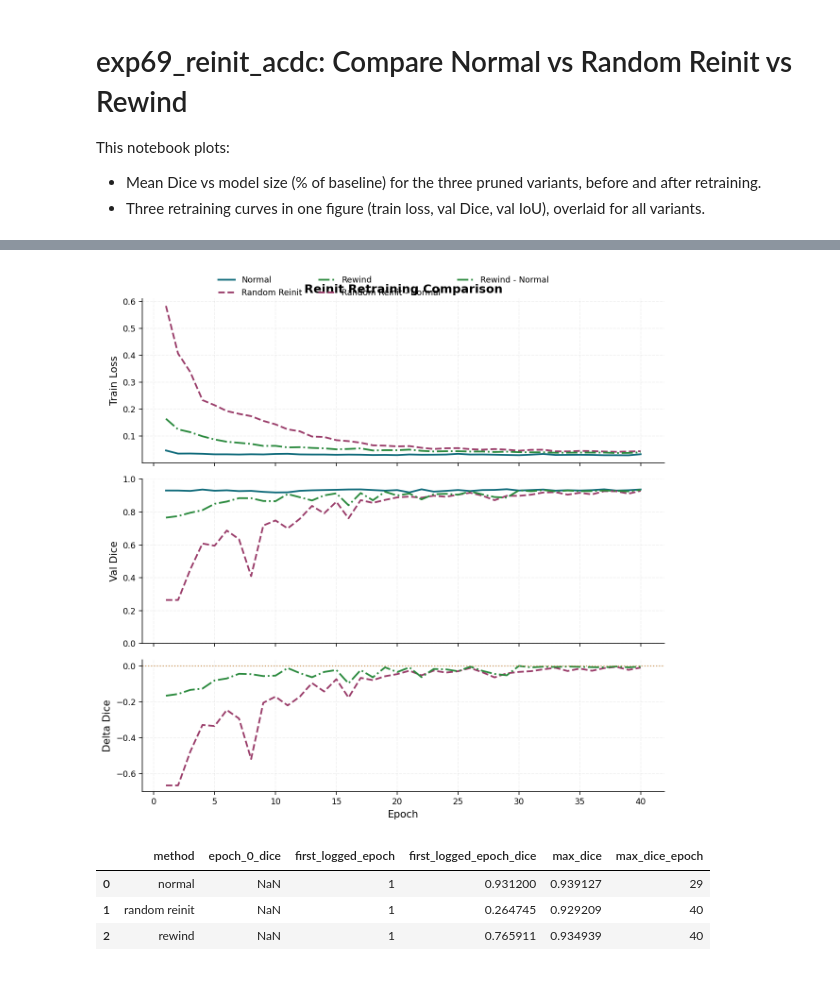
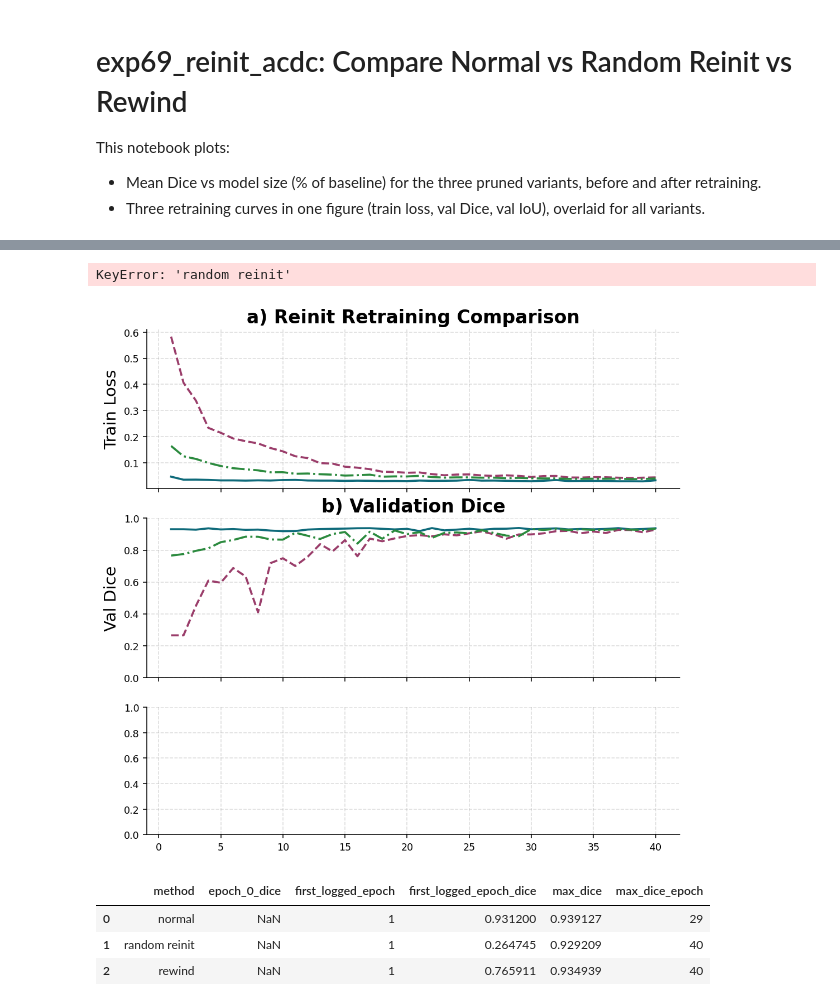
Before and after one commit to TijmenToxopeus/basic_UNet, a Jupyter notebook: src/notebooks/exp69_reinit_plots.ipynb, the cells around one changed output, grey strips where cells are left out. Drawn from its saved outputs; the diff is of its cells as text; code cells hidden in the pictures.

```diff
--- a/src/notebooks/exp69_reinit_plots.ipynb
+++ b/src/notebooks/exp69_reinit_plots.ipynb
@@ -25,9 +25,9 @@ apply_publication_style()
 exp_dir = Path('/mnt/hdd/ttoxopeus/basic_UNet/results/UNet_ACDC/exp69_reinit_acdc')
 
 variant_tags = {
-    'normal': 'l1_norm_50_50_50_50_50_50_50_50_50_50_50',
-    'random reinit': 'l1_norm_50_50_50_50_50_50_50_50_50_50_50_random',
-    'rewind': 'l1_norm_50_50_50_50_50_50_50_50_50_50_50_rewind',
+    'Normal': 'l1_norm_50_50_50_50_50_50_50_50_50_50_50',
+    'Random': 'l1_norm_50_50_50_50_50_50_50_50_50_50_50_random',
+    'Rewind': 'l1_norm_50_50_50_50_50_50_50_50_50_50_50_rewind',
 }
 
 baseline_eval_path = exp_dir / 'baseline' / 'evaluation' / 'run_summary.json'
@@ -89,9 +89,9 @@ eval_df
 fig, ax = plt.subplots(figsize=(8.8, 4.8))
 
 variant_style = {
-    'normal': {'color': PUB_COLORS['l1'], 'linestyle': '-', 'marker': 'o', 'offset': -0.45},
-    'random reinit': {'color': PUB_COLORS['corr'], 'linestyle': '--', 'marker': 's', 'offset': 0.0},
-    'rewind': {'color': PUB_COLORS['good'], 'linestyle': '-.', 'marker': '^', 'offset': 0.45},
+    'Normal': {'color': PUB_COLORS['l1'], 'linestyle': '-', 'marker': 'o', 'offset': -0.45},
+    'Random': {'color': PUB_COLORS['corr'], 'linestyle': '--', 'marker': 's', 'offset': 0.0},
+    'Rewind': {'color': PUB_COLORS['good'], 'linestyle': '-.', 'marker': '^', 'offset': 0.45},
 }
 stage_order = ['before retraining', 'after retraining']
 
@@ -202,13 +222,18 @@ plt.show()
 # Figure 3: Clear reinit comparison (stacked metrics + delta to normal)
 fig, axes = plt.subplots(3, 1, figsize=(8.8, 8.4), sharex=True, gridspec_kw={'height_ratios': [1.0, 1.0, 0.8]})
 
+title_fs = 17
+axis_label_fs = 15
+tick_fs = 13
+legend_fs = 13
+
 variant_style = {
-    'normal': {'color': PUB_COLORS['l1'], 'linestyle': '-'},
-    'random reinit': {'color': PUB_COLORS['corr'], 'linestyle': '--'},
-    'rewind': {'color': PUB_COLORS['good'], 'linestyle': '-.'},
+    'Normal': {'color': PUB_COLORS['l1'], 'linestyle': '-'},
+    'Random': {'color': PUB_COLORS['corr'], 'linestyle': '--'},
+    'Rewind': {'color': PUB_COLORS['good'], 'linestyle': '-.'},
 }
 
-normal_df = metrics_by_variant['normal'].sort_values('epoch').reset_index(drop=True)
+normal_df = metrics_by_variant['Normal'].sort_values('epoch').reset_index(drop=True)
 
 # Panel 1: Train loss
 for variant, style in variant_style.items():
@@ -221,8 +246,8 @@ for variant, style in variant_style.items():
         linewidth=1.9,
         label=variant.title(),
     )
-axes[0].set_title('Reinit Retraining Comparison')
-axes[0].set_ylabel('Train Loss')
+axes[0].set_title('a) Reinit Retraining Comparison', fontsize=title_fs)
+axes[0].set_ylabel('Train Loss', fontsize=axis_label_fs)
 despine(axes[0])
 
 # Panel 2: Validation Dice
@@ -235,42 +260,59 @@ for variant, style in variant_style.items():
         linestyle=style['linestyle'],
         linewidth=1.9,
     )
-axes[1].set_ylabel('Val Dice')
+axes[1].set_title('b) Validation Dice', fontsize=title_fs)
+axes[1].set_ylabel('Val Dice', fontsize=axis_label_fs)
 axes[1].set_ylim(0, 1)
 despine(axes[1])
 
 # Panel 3: Dice delta vs normal
 for variant in ['random reinit', 'rewind']:
     style = variant_style[variant]
     df = metrics_by_variant[variant].sort_values('epoch').reset_index(drop=True)
     aligned = df[['epoch', 'val_dice_mean']].merge(
         normal_df[['epoch', 'val_dice_mean']],
         on='epoch',
         suffixes=('', '_normal')
     )
     delta = aligned['val_dice_mean'] - aligned['val_dice_mean_normal']
     axes[2].plot(
         aligned['epoch'],
         delta,
         color=style['color'],
         linestyle=style['linestyle'],
         linewidth=1.9,
         label=f"{variant.title()} - Normal",
     )
 
 axes[2].axhline(0.0, color=PUB_COLORS['neutral'], linestyle=':', linewidth=1.2, alpha=0.75)
-axes[2].set_xlabel('Epoch')
-axes[2].set_ylabel('Delta Dice')
+axes[2].set_title('c) Delta Dice vs Normal', fontsize=title_fs)
+axes[2].set_xlabel('Epoch', fontsize=axis_label_fs)
+axes[2].set_ylabel('Delta Dice', fontsize=axis_label_fs)
 despine(axes[2])
+
+for ax in axes:
+    ax.tick_params(axis='both', labelsize=tick_fs)
 
 handles_top, labels_top = axes[0].get_legend_handles_labels()
 handles_delta, labels_delta = axes[2].get_legend_handles_labels()
-fig.legend(handles_top + handles_delta, labels_top + labels_delta, loc='upper center', ncol=3, frameon=False, bbox_to_anchor=(0.5, 1.01))
+leg = fig.legend(
+    handles_top + handles_delta,
+    labels_top + labels_delta,
+    loc='upper center',
+    ncol=3,
+    frameon=False,
+    bbox_to_anchor=(0.5, 1.01),
+    fontsize=legend_fs,
+    handlelength=3.0,
+)
+for h in leg.get_lines():
+    h.set_linewidth(3.2)
 
 plt.tight_layout()
 plt.show()
 # %% [output]
+KeyError: 'random reinit'
-[figure, old version]
+[figure, new version]
 # %%
 # Dice summary: epoch 0 (or first logged epoch) and max per method
 summary_rows = []
```
Also changed, not shown: parts of 4 cells of this notebook, 6 other files.
